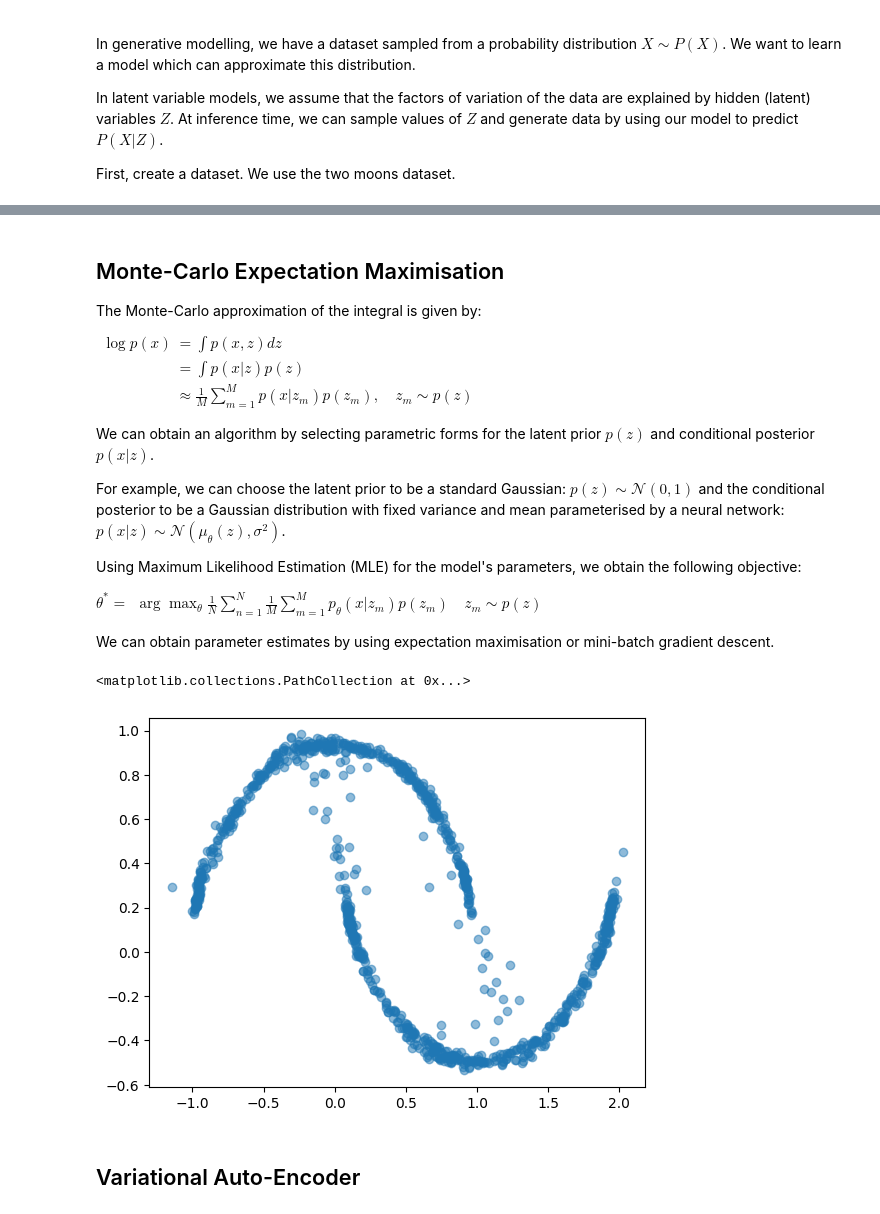
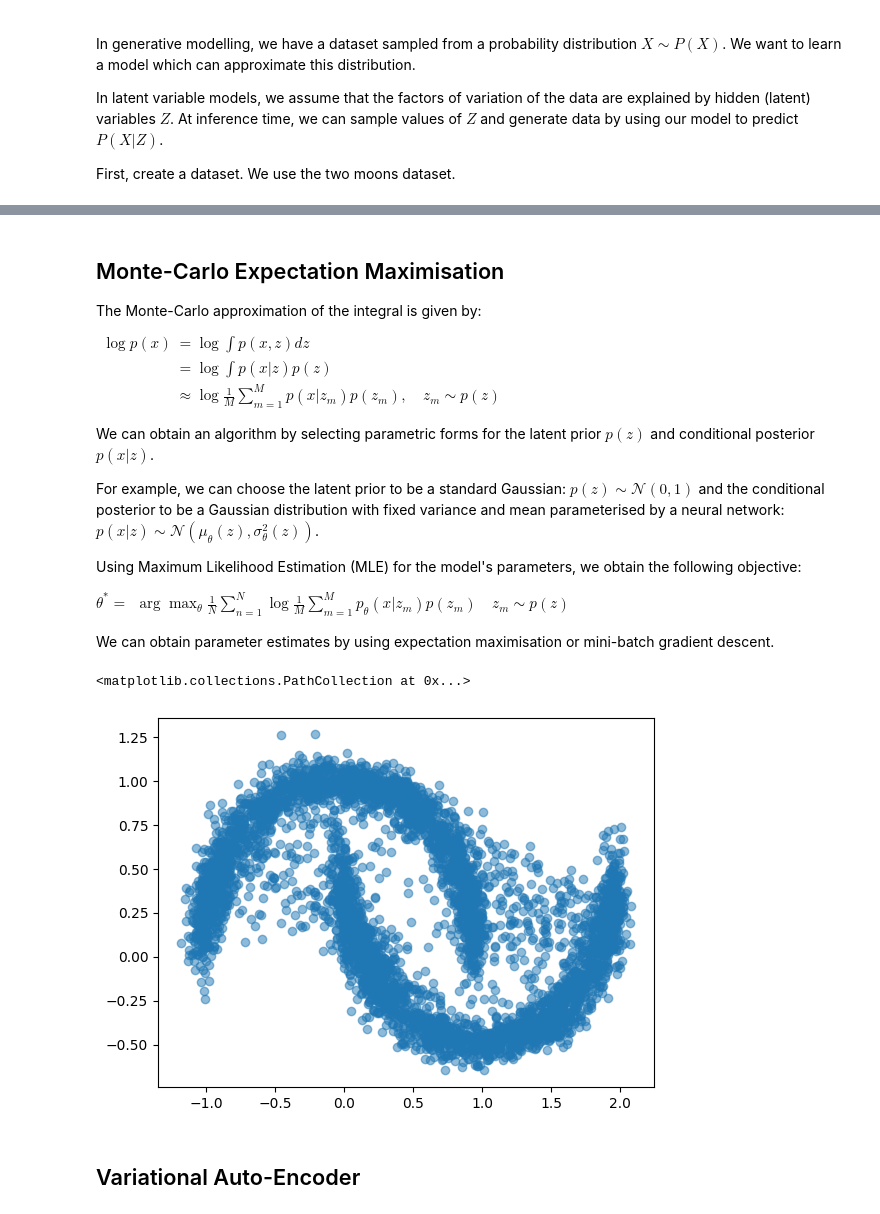
Before and after one commit to Charl-AI/ml_basics, a Jupyter notebook: generative_models/tutorial_teacher.ipynb, the cells around one changed output, grey strips where cells are left out. Drawn from its saved outputs; the diff is of its cells as text; code cells hidden in the pictures.

Commit message:
trainable variance

```diff
--- a/generative_models/tutorial_teacher.ipynb
+++ b/generative_models/tutorial_teacher.ipynb
@@ -52,15 +52,15 @@ Image.open("outputs/moons.png").show()
 
 The Monte-Carlo approximation of the integral is given by:
 
-$\begin{aligned} \log p(x) &= \int p(x, z) dz \\ &= \int p(x \vert z)p(z) \\ &\approx \frac{1}{M}\sum_{m=1}^{M}p(x \vert z_m)p(z_m), \quad z_m \sim p(z)\end{aligned}$
+$\begin{aligned} \log p(x) &= \log \int p(x, z) dz \\ &= \log \int p(x \vert z)p(z) \\ &\approx \log \frac{1}{M}\sum_{m=1}^{M}p(x \vert z_m)p(z_m), \quad z_m \sim p(z)\end{aligned}$
 
 We can obtain an algorithm by selecting parametric forms for the latent prior $p(z)$ and conditional posterior $p(x \vert z)$.
 
-For example, we can choose the latent prior to be a standard Gaussian: $p(z) \sim \mathcal{N}(0, 1)$ and the conditional posterior to be a Gaussian distribution with fixed variance and mean parameterised by a neural network: $p(x|z) \sim \mathcal{N}(\mu_\theta(z), \sigma^2)$.
+For example, we can choose the latent prior to be a standard Gaussian: $p(z) \sim \mathcal{N}(0, 1)$ and the conditional posterior to be a Gaussian distribution with fixed variance and mean parameterised by a neural network: $p(x|z) \sim \mathcal{N}(\mu_\theta(z), \sigma^2_\theta(z))$.
 
 Using Maximum Likelihood Estimation (MLE) for the model's parameters, we obtain the following objective:
 
-$\theta^* = \begin{aligned}\arg \max_{\theta}\frac{1}{N}\sum_{n=1}^N\frac{1}{M}\sum_{m=1}^M p_\theta(x \vert z_m)p(z_m) \quad z_m \sim p(z)\end{aligned}$
+$\theta^* = \begin{aligned}\arg \max_{\theta}\frac{1}{N}\sum_{n=1}^N\log  \frac{1}{M}\sum_{m=1}^M p_\theta(x \vert z_m)p(z_m) \quad z_m \sim p(z)\end{aligned}$
 
 We can obtain parameter estimates by using expectation maximisation or mini-batch gradient descent.
 # %%
@@ -74,9 +74,11 @@ from itertools import cycle
 from tqdm import tqdm
 from typing import Tuple, Dict
 
+
 class MCEM(nn.Module):
     def __init__(self, input_dim: int, hidden_dim: int, latent_dim: int) -> None:
         super().__init__()
+        self.input_dim = input_dim
         self.latent_dim = latent_dim
         self.prior = torch.distributions.MultivariateNormal(
             loc=torch.zeros((latent_dim,)),
@@ -87,23 +89,29 @@ class MCEM(nn.Module):
             nn.LeakyReLU(inplace=True),
             nn.Linear(in_features=hidden_dim, out_features=hidden_dim),
             nn.LeakyReLU(inplace=True),
-            nn.Linear(in_features=hidden_dim, out_features=input_dim),
+            nn.Linear(in_features=hidden_dim, out_features=input_dim * 2),
         )
 
     def sample(self, num_samples: int) -> torch.Tensor:
         torch.Size((num_samples,))
         z = self.prior.sample(torch.Size((num_samples,)))
-        return self.generative_model(z)
+        x_mean, x_logvar = torch.split(self.generative_model(z), split_size_or_sections=2, dim=-1)
+        observational_posterior = torch.distributions.MultivariateNormal(
+            loc=x_mean, covariance_matrix=torch.diag_embed(torch.exp(.5 * x_logvar))
+        )
+        return observational_posterior.sample()
 
-    def loss(self, x: torch.Tensor, num_mc_samples: int = 100) -> Tuple[torch.Tensor, Dict[str, torch.Tensor]]:
+    def loss(
+        self, x: torch.Tensor, num_mc_samples: int = 100
+    ) -> Tuple[torch.Tensor, Dict[str, torch.Tensor]]:
         z = self.prior.rsample(torch.Size((num_mc_samples, x.shape[0])))
-        x_hat = vmap(self.generative_model)(z)
+        x_mean, x_logvar = torch.split(vmap(self.generative_model)(z), split_size_or_sections=2, dim=-1)
         # Observational likelihood
         observational_posterior = torch.distributions.MultivariateNormal(
-            loc=x, covariance_matrix=torch.diag_embed(0.05 * torch.ones_like(x))
+            loc=x_mean, covariance_matrix=torch.diag_embed(torch.exp(.5 * x_logvar))
         ).expand(batch_shape=(num_mc_samples, x.shape[0]))
 
-        observational_likelihood = observational_posterior.log_prob(x_hat)
+        observational_likelihood = observational_posterior.log_prob(x)
         # Latent likelihood
         prior = self.prior.expand(batch_shape=(num_mc_samples, x.shape[0]))
         latent_likelihood = prior.log_prob(
@@ -115,35 +123,35 @@ class MCEM(nn.Module):
             torch.mean(
                 torch.exp(observational_likelihood) + torch.exp(latent_likelihood),
                 dim=0,
             )
         )
 
         loss = -torch.mean(joint_likelihood)
         return loss, {}
 
     def forward(self, num_samples: int) -> torch.Tensor:
         return self.sample(num_samples)
 
 
 model = MCEM(input_dim=2, hidden_dim=32, latent_dim=8)
 num_steps = 5000
 optimizer = torch.optim.Adam(params=model.parameters(), lr=1e-3)
 
 pbar = tqdm(zip(range(num_steps), cycle(train_loader)))
 
 for step, (x, y) in pbar:
     optimizer.zero_grad()
     loss, _ = model.loss(x, num_mc_samples=100)
     loss.backward()
     optimizer.step()
     pbar.set_description(f"{step:03d}/{num_steps:03d}: Loss {loss:.3f}")
 
 
-samples = model(1000).detach().numpy()
+samples = model(5000).detach().numpy()
 plt.scatter(samples[:, 0], samples[:, 1], cmap="rainbow", alpha=0.5)
 # %% [output]
 <matplotlib.collections.PathCollection at 0x...>
-[figure, old version]
+[figure, new version]
 # %% [markdown]
 ## Variational Auto-Encoder
 # %%
```
Also changed, not shown: parts of 1 cell of this notebook.
